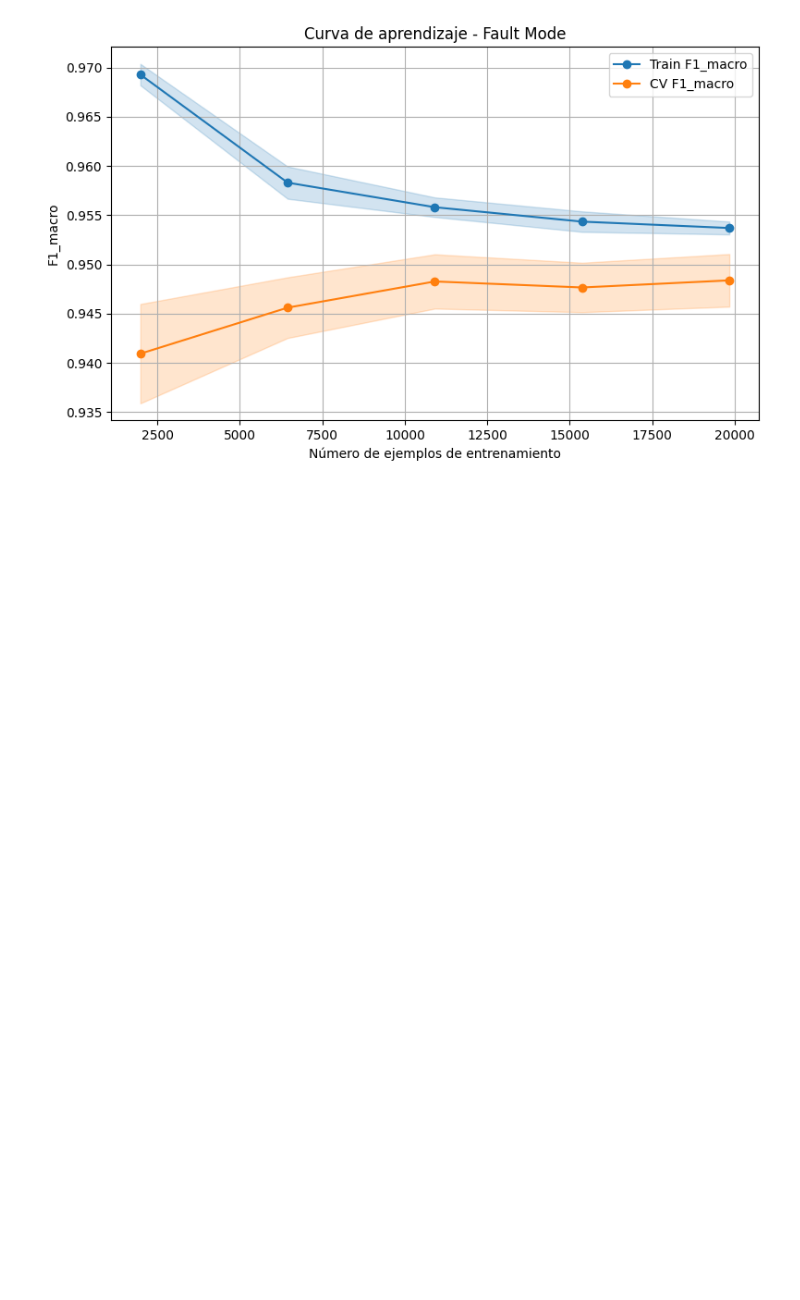
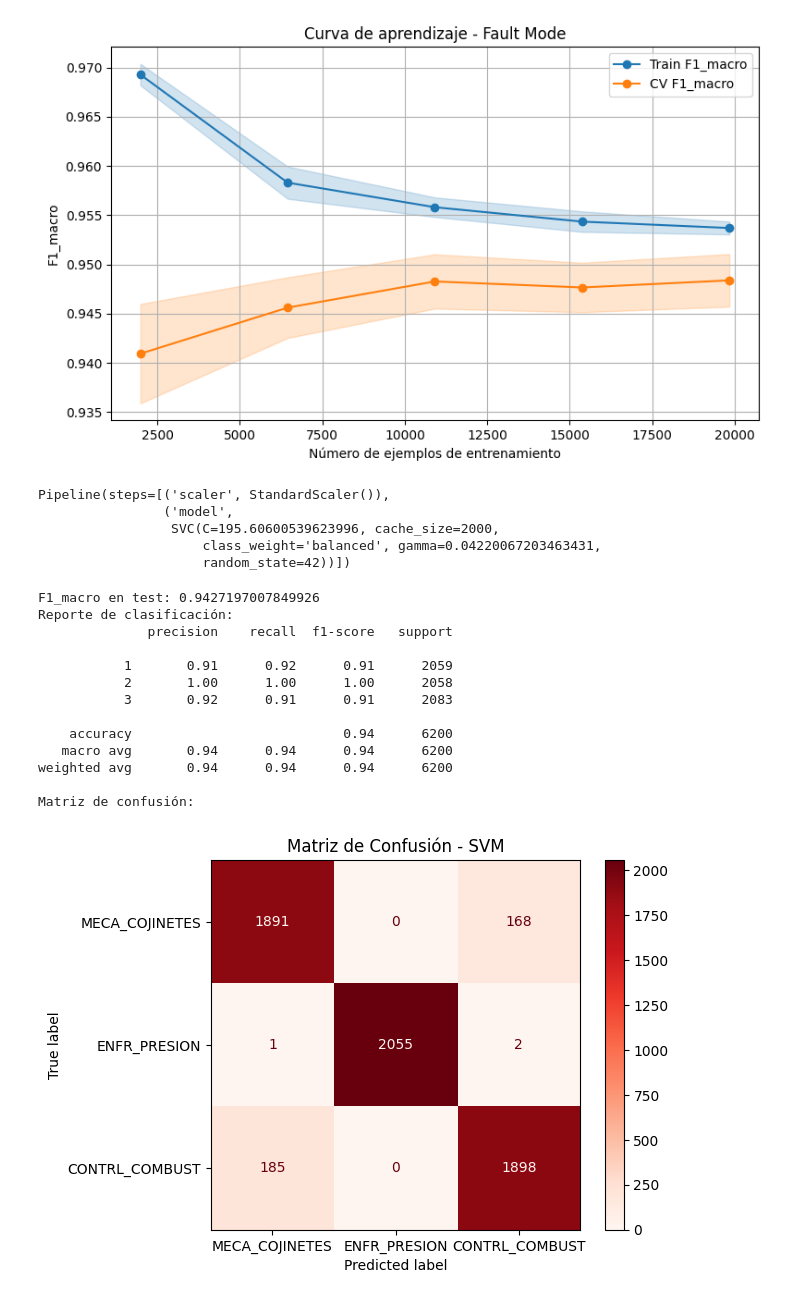
Before and after one commit to HadrianC-hub/Machine-Learning-Project, a Jupyter notebook: src/probl2_svm.ipynb, the cells around one changed output. Cells and saved outputs as stored; diff of their text form; code cells hidden in the pictures; blank space fills up the shorter version.

Commit message:
P2_SVM - Visualización de matriz de confusión

```diff
--- a/src/probl2_svm.ipynb
+++ b/src/probl2_svm.ipynb
@@ -149,3 +149,42 @@ plt.tight_layout()
 plt.show()
 # %% [output]
 [figure]
+# %%
+final_pipeline.fit(X_train, y_train)
+# %% [output]
+Pipeline(steps=[('scaler', StandardScaler()),
+                ('model',
+                 SVC(C=195.60600539623996, cache_size=2000,
+                     class_weight='balanced', gamma=0.04220067203463431,
+                     random_state=42))])
+# %%
+y_pred = final_pipeline.predict(X_test)
+
+print("F1_macro en test:",
+      f1_score(y_test, y_pred, average="macro"))
+print("Reporte de clasificación:")
+print(classification_report(y_test, y_pred))
+print("Matriz de confusión:")
+cm = confusion_matrix(y_test, y_pred)
+# Plot it using the ConfusionMatrixDisplay imported
+disp = ConfusionMatrixDisplay(confusion_matrix=cm,
+                             display_labels=['MECA_COJINETES', 'ENFR_PRESION', 'CONTRL_COMBUST'],
+                             )
+disp.plot(cmap='Reds')
+plt.title('Matriz de Confusión - SVM')
+plt.show()
+# %% [output]
+F1_macro en test: 0.9427197007849926
+Reporte de clasificación:
+              precision    recall  f1-score   support
+
+           1       0.91      0.92      0.91      2059
+           2       1.00      1.00      1.00      2058
+           3       0.92      0.91      0.91      2083
+
+    accuracy                           0.94      6200
+   macro avg       0.94      0.94      0.94      6200
+weighted avg       0.94      0.94      0.94      6200
+
+Matriz de confusión:
+[figure, added]
```
